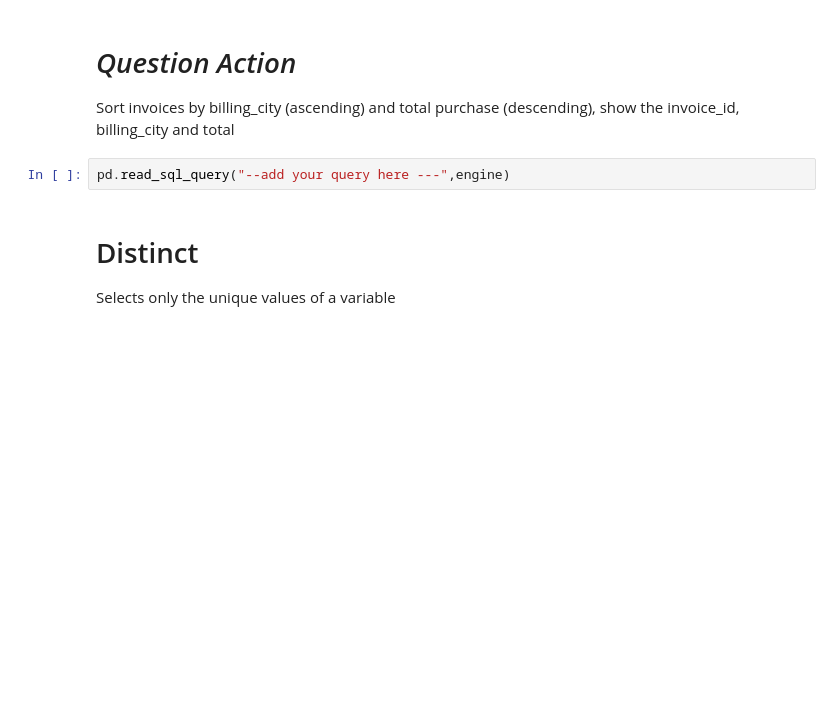
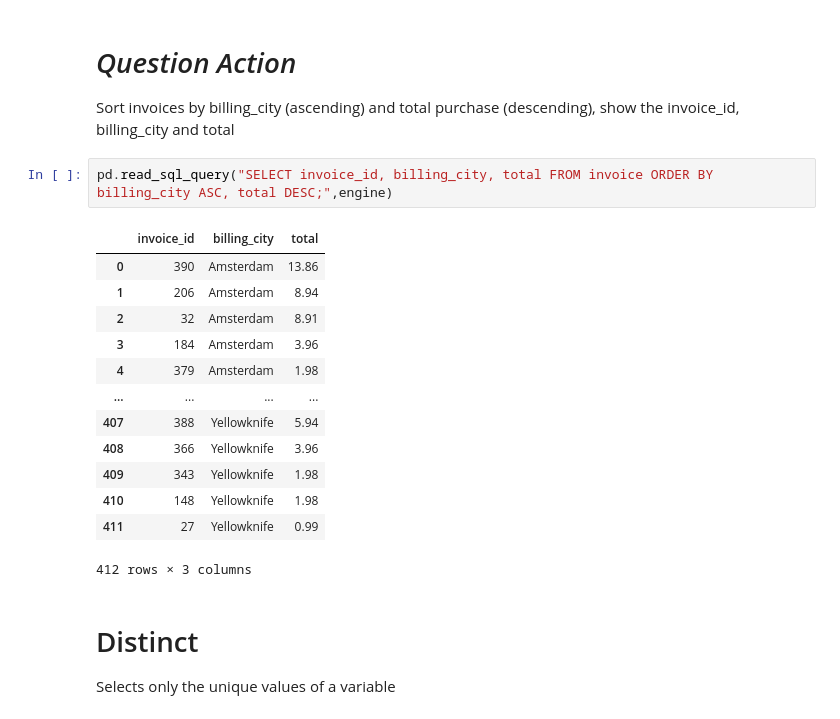
Before and after one commit to rcwaterman/DSE5002, a Jupyter notebook: Module_04/Pair_Programming/PairProgamming_Queries.ipynb, the cells around one changed output. Saved outputs shown, nothing was run; the diff lists cells and outputs as text; blank space fills up the shorter version.

```diff
--- a/Module_04/Pair_Programming/PairProgamming_Queries.ipynb
+++ b/Module_04/Pair_Programming/PairProgamming_Queries.ipynb
@@ -176,7 +206,21 @@ pd.read_sql_query("SELECT * FROM track ORDER BY composer ASC, milliseconds DESC
 
 Sort invoices by billing_city (ascending) and total purchase (descending),  show the invoice_id, billing_city and total
 # %%
-pd.read_sql_query("--add your query here ---",engine)
+pd.read_sql_query("SELECT invoice_id, billing_city, total FROM invoice ORDER BY billing_city ASC, total DESC;",engine)
+# %% [output]
+|  | invoice_id | billing_city | total |
+| 0 | 390 | Amsterdam | 13.86 |
+| 1 | 206 | Amsterdam | 8.94 |
+| 2 | 32 | Amsterdam | 8.91 |
+| 3 | 184 | Amsterdam | 3.96 |
+| 4 | 379 | Amsterdam | 1.98 |
+| ... | ... | ... | ... |
+| 407 | 388 | Yellowknife | 5.94 |
+| 408 | 366 | Yellowknife | 3.96 |
+| 409 | 343 | Yellowknife | 1.98 |
+| 410 | 148 | Yellowknife | 1.98 |
+| 411 | 27 | Yellowknife | 0.99 |
+412 rows × 3 columns
 # %% [markdown]
 # Distinct
 
```
Also changed, not shown: parts of 14 cells of this notebook, 2 other files.
